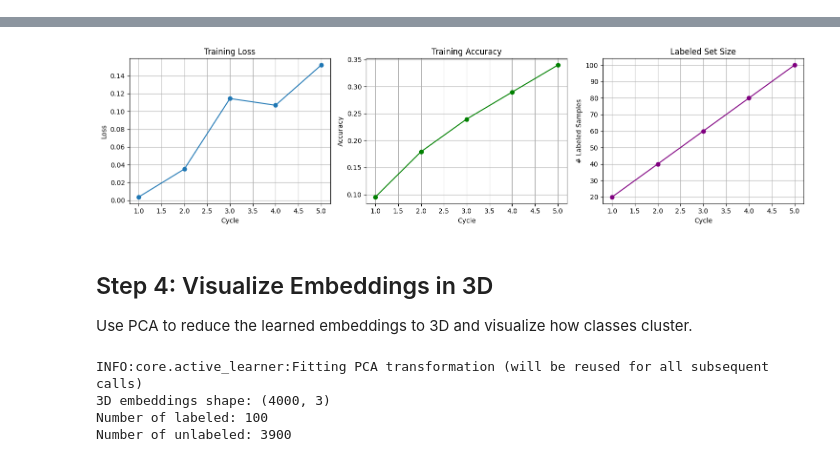
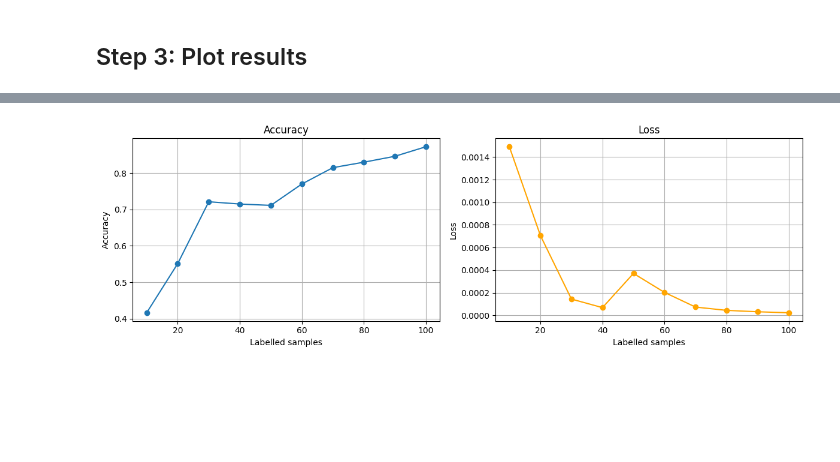
Before and after one commit to BenMcEwen1/BaseAL, a Jupyter notebook: core/docs/05_complete_pipeline.ipynb, the cells around one changed output, grey strips where cells are left out. Drawn from its saved outputs; the diff is of its cells as text; code cells hidden in the pictures; blank space fills up the shorter version.

```diff
--- a/core/docs/05_complete_pipeline.ipynb
+++ b/core/docs/05_complete_pipeline.ipynb
@@ -159,0 +57,16 @@ Plot how loss and accuracy changed over cycles.
+# %%
+n_cycles = 10
+n_samples_per_cycle = 10
+epochs_per_cycle = 10
+
+history = []
+
+for cycle in range(n_cycles):
+    # Sample, add, train
+    selected = learner.sample(n_samples=n_samples_per_cycle)
+    learner.add_samples(selected)
+    metrics = learner.train_step(epochs=epochs_per_cycle, batch_size=8)
+    history.append(metrics)
+
+    if cycle % 3 == 0 or cycle == n_cycles - 1:
+        print(f"Cycle {cycle+1}: accuracy={metrics['accuracy']:.4f}, loss={metrics['loss']:.4f}, labelled={metrics['n_labeled']}")
@@ -160,32 +78,23 @@ Plot how loss and accuracy changed over cycles.
+# %% [markdown]
+## Step 3: Plot results
 # %%
-# Extract metrics
 losses = [h['loss'] for h in history]
 accuracies = [h['accuracy'] for h in history]
 n_labeled = [h['n_labeled'] for h in history]
 
-# Plot
-fig, axes = plt.subplots(1, 3, figsize=(15, 4))
+fig, axes = plt.subplots(1, 2, figsize=(12, 4))
 
-# Loss
-axes[0].plot(range(1, len(losses) + 1), losses, marker='o')
-axes[0].set_xlabel('Cycle')
-axes[0].set_ylabel('Loss')
-axes[0].set_title('Training Loss')
+axes[0].plot(n_labeled, accuracies, marker='o')
+axes[0].set_xlabel('Labelled samples')
+axes[0].set_ylabel('Accuracy')
+axes[0].set_title('Accuracy')
 axes[0].grid(True)
 
-# Accuracy
-axes[1].plot(range(1, len(accuracies) + 1), accuracies, marker='o', color='green')
-axes[1].set_xlabel('Cycle')
-axes[1].set_ylabel('Accuracy')
-axes[1].set_title('Training Accuracy')
+axes[1].plot(n_labeled, losses, marker='o', color='orange')
+axes[1].set_xlabel('Labelled samples')
+axes[1].set_ylabel('Loss')
+axes[1].set_title('Loss')
 axes[1].grid(True)
-
-# Number of labeled samples
-axes[2].plot(range(1, len(n_labeled) + 1), n_labeled, marker='o', color='purple')
-axes[2].set_xlabel('Cycle')
-axes[2].set_ylabel('# Labeled Samples')
-axes[2].set_title('Labeled Set Size')
-axes[2].grid(True)
 
 plt.tight_layout()
 plt.show()
@@ -210,24 +102 @@ DEBUG:matplotlib.font_manager:findfont: Matching sans\-serif:style=normal:varian
-[figure, old version]
+[figure, new version]
-# %% [markdown]
-## Step 4: Visualize Embeddings in 3D
-
-Use PCA to reduce the learned embeddings to 3D and visualize how classes cluster.
-# %%
-# Get 3D embeddings
-embeddings_3d = learner.get_embeddings_3d()
-
-# Get labels
-labels = learner.labels
-label_names = [learner.idx_to_label[label] for label in labels]
-
-# Create labeled/unlabeled mask
-labeled_mask = np.array([i in learner.labeled_indices for i in range(len(embeddings_3d))])
-
-print(f"3D embeddings shape: {embeddings_3d.shape}")
-print(f"Number of labeled: {labeled_mask.sum()}")
-print(f"Number of unlabeled: {(~labeled_mask).sum()}")
-# %% [output]
-INFO:core.active_learner:Fitting PCA transformation (will be reused for all subsequent calls)
-3D embeddings shape: (4000, 3)
-Number of labeled: 100
-Number of unlabeled: 3900
```
Also changed, not shown: parts of 18 cells of this notebook, 24 other files.
